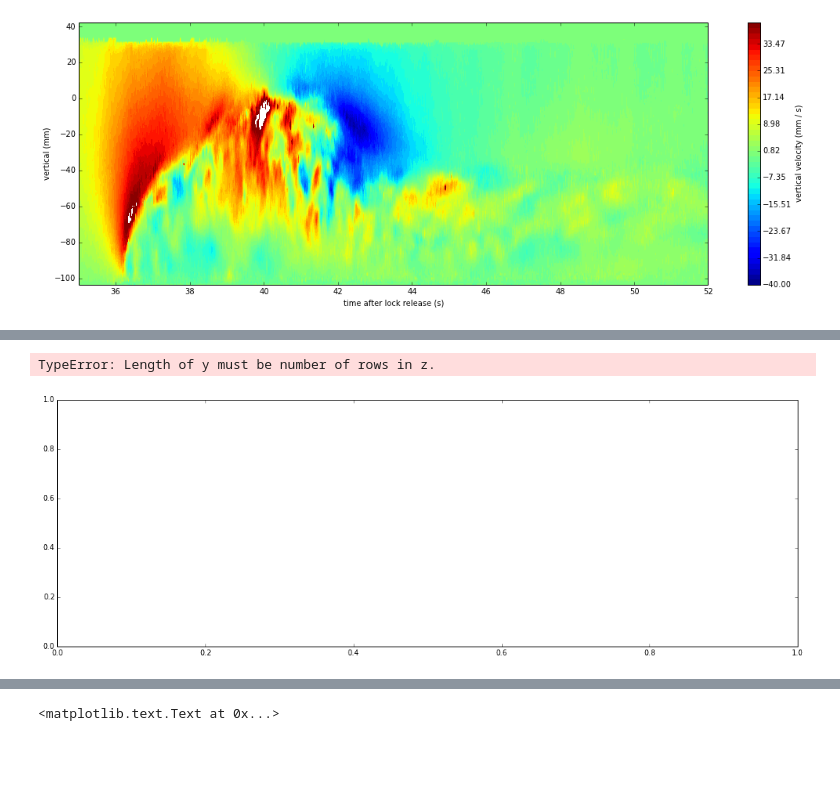
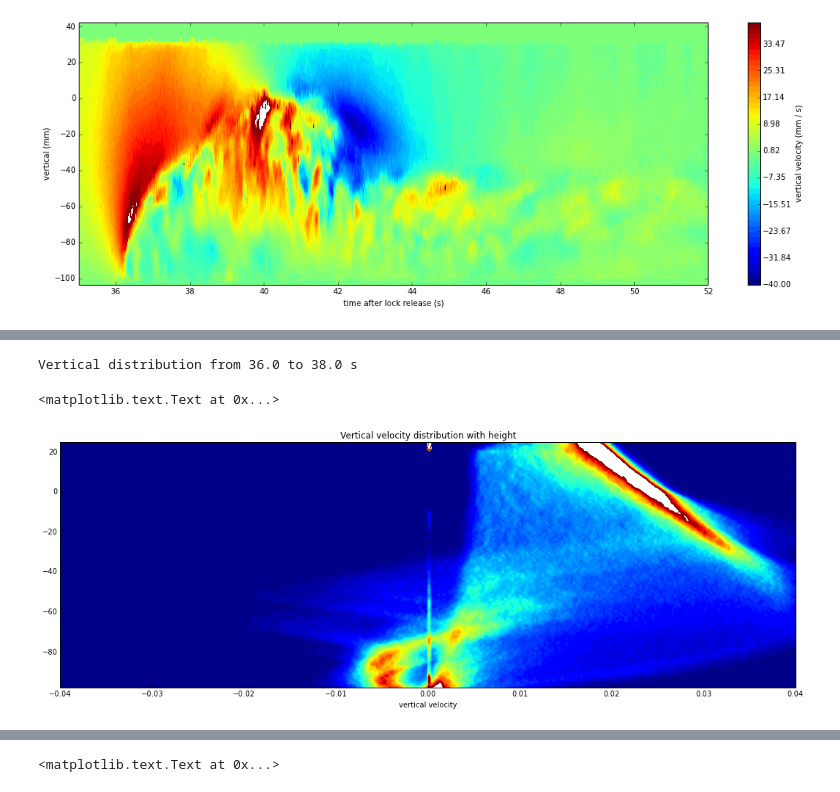
Before and after one commit to aaren/notebooks, a Jupyter notebook: piv_data_demo.ipynb, the cells around one changed output, grey strips where cells are left out. Saved outputs shown, nothing was run; the diff lists cells and outputs as text; code cells hidden in the pictures; blank space fills up the shorter version.

Commit message:
more plots

```diff
--- a/piv_data_demo.ipynb
+++ b/piv_data_demo.ipynb
@@ -43,15 +43,13 @@ ylabel('vertical (mm)')
 <matplotlib.text.Text at 0x...>
 [figure]
 # %%
-w_range = (-0.040, 0.040)
+def plot_distribution(thing, t_start, t_stop, range, levels=100):
+    bins = 300
+    bin_values = np.linspace(range[0], range[1], nbins)
+    hist_z_100 = np.array([np.histogram(z, range=w_range, bins=nbins, density=True)[0] for z in thing[5:-15, 10:-10, t_start:t_stop]])
+    heights = r.z[5:-15, 0, 0]
+    real_start = r.t[0, 0, t_start]
+    real_stop = r.t[0, 0, t_stop]
 
-bins = 300
-bin_values = np.linspace(w_range[0], w_range[1], nbins)
-hist_z_100 = np.array([np.histogram(z, range=w_range, bins=nbins, density=True)[0] for z in r.w[5:-15, 10:-10, 600:1400]])
-heights = r.z[5:-15, 0, 0]
-contourf(bin_values, heights, hist_z_100, levels=np.linspace(0, 100))
-
-print r.t[0, 0, 600]
-print r.t[0, 0, 1200]
-xlabel('vertical velocity')
-title('Vertical velocity distribution with height, time 36-44s')
+    print "Vertical distribution from {start} to {stop} s".format(start=real_start, stop=real_stop)
+    contourf(bin_values, heights, hist_z_100, levels=np.linspace(0, levels))
@@ -63,18 +56,9 @@ title('Vertical velocity distribution with height, time 36-44s')
-# %%
-w_range = (-0.040, 0.040)
-
-bins = 300
-bin_values = np.linspace(w_range[0], w_range[1], nbins)
-r_shear = np.diff(r.w, axis=0)[5:-15, 10:-10, 600:1400]
-
-hist_z_100 = np.array([np.histogram(z, range=w_range, bins=nbins, density=True)[0] for z in r_shear])
-heights = r.z[5:-15, 0, 0]
-contourf(bin_values, heights, hist_z_100, levels=np.linspace(0, 100))
-
-print r.t[0, 0, 600]
-print r.t[0, 0, 1200]
-xlabel('vertical velocity')
-title('Shear distribution with height, time 36-44s')
-# %% [output]
-TypeError: Length of y must be number of rows in z.
-[figure, removed]
+# %%
+plot_distribution(r.w, 600, 800, (-0.04, 0.04))
+
+xlabel('vertical velocity')
+title('Vertical velocity distribution with height')
+# %% [output]
+Vertical distribution from 36.0 to 38.0 s
+<matplotlib.text.Text at 0x...>
+[figure, added]
```
Also changed, not shown: parts of 4 cells of this notebook.
